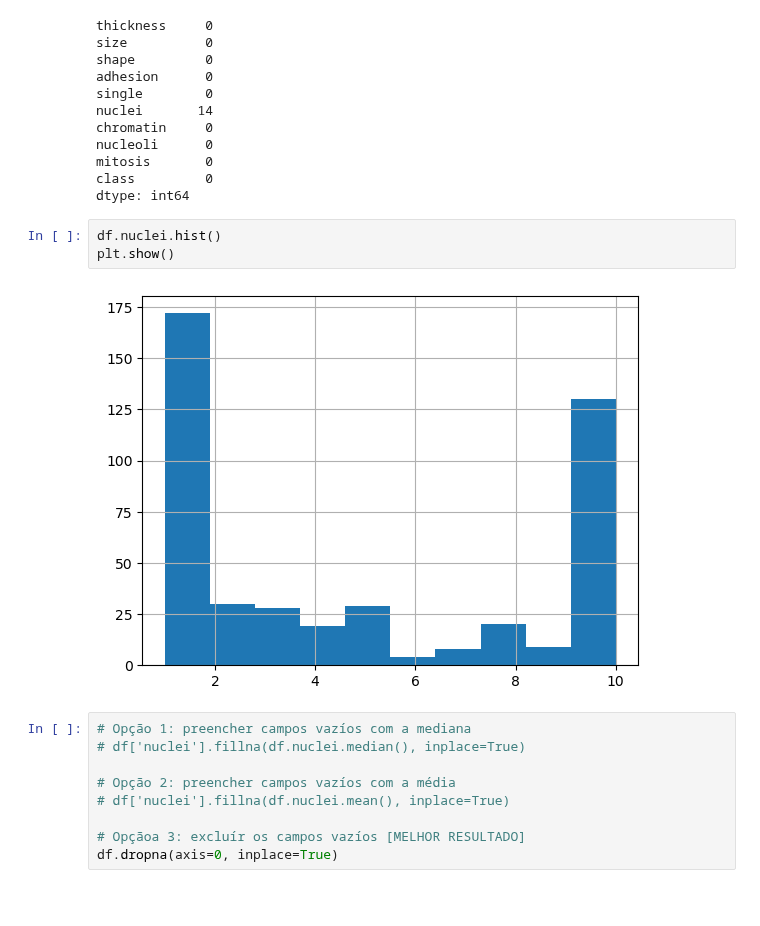
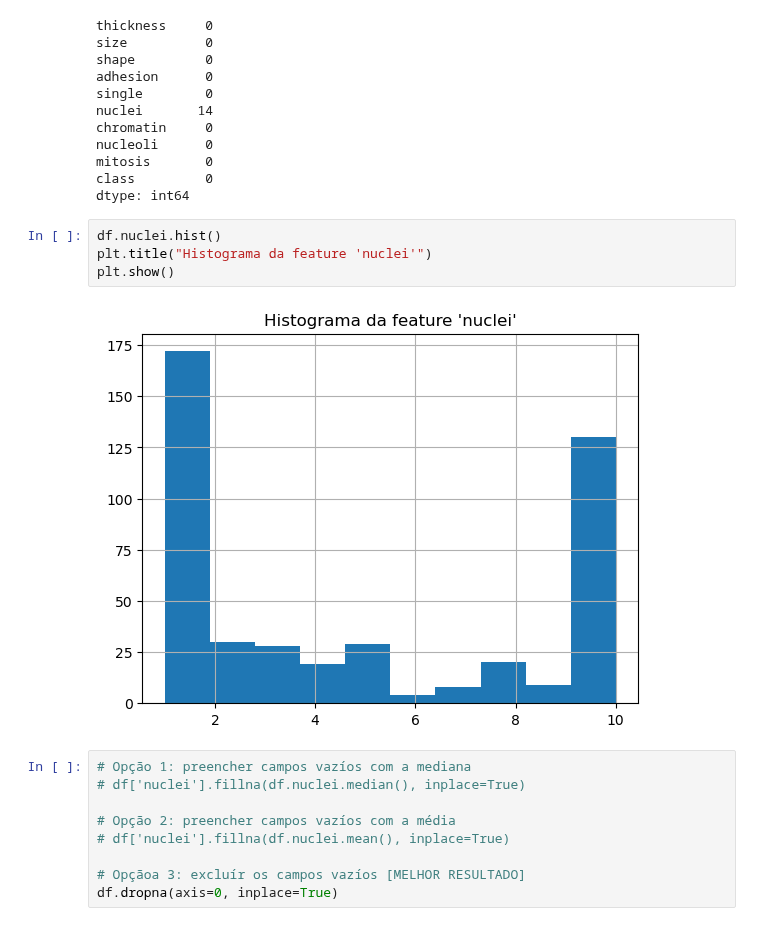
Before and after one commit to pveinberg/Curso_DataScience_Minsait, a Jupyter notebook: Notebooks/Aula04/Exercicio_Supervisionado.ipynb, the cells around one changed output. Cells and saved outputs as stored; diff of their text form; blank space fills up the shorter version.

```diff
--- a/Notebooks/Aula04/Exercicio_Supervisionado.ipynb
+++ b/Notebooks/Aula04/Exercicio_Supervisionado.ipynb
@@ -316,9 +315,10 @@ class         0
 dtype: int64
 # %%
 df.nuclei.hist()
+plt.title("Histograma da feature 'nuclei'")
 plt.show()
 # %% [output]
-[figure, old version]
+[figure, new version]
 # %%
 # Opção 1: preencher campos vazíos com a mediana
 # df['nuclei'].fillna(df.nuclei.median(), inplace=True)
```
Also changed, not shown: parts of 13 cells of this notebook, 1 other file.
